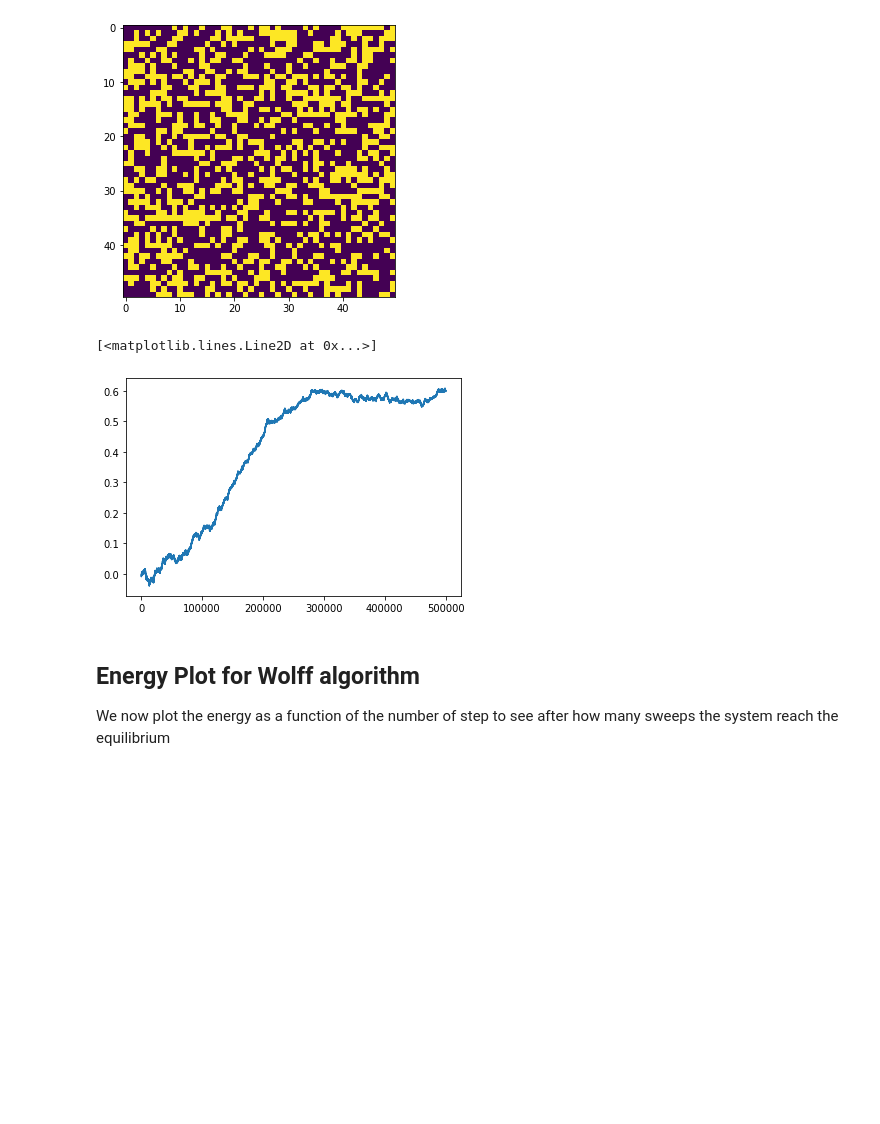
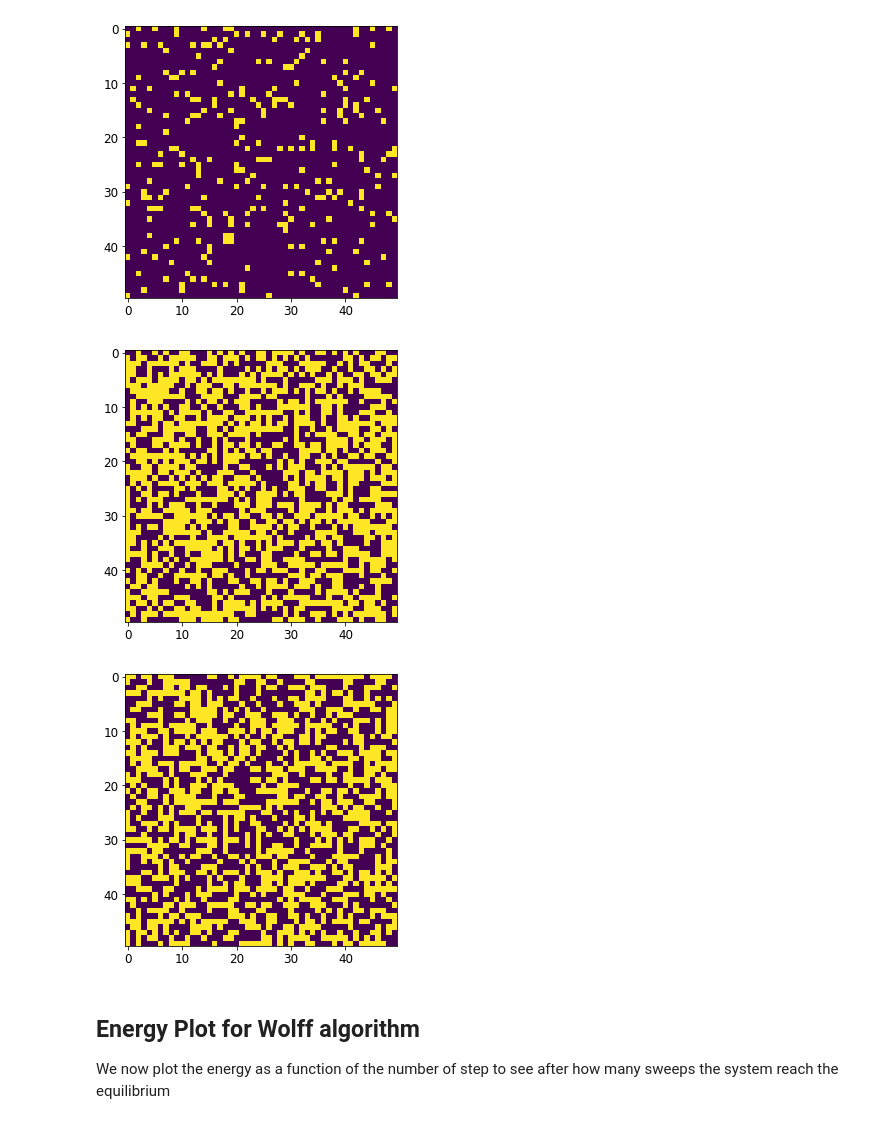
Before and after one commit to eleonoragatti44/IsingModel-CSProject, a Jupyter notebook: Ising2D.ipynb, the cells around one changed output. Drawn from its saved outputs; the diff is of its cells as text; code cells hidden in the pictures; blank space fills up the shorter version.

```diff
--- a/Ising2D.ipynb
+++ b/Ising2D.ipynb
@@ -46,35 +65,34 @@ for t in range(10000):
 # %%
-T = 3
+# note: for mf approx the critical temperature is 4 (T_c = J*4/kb)
+temperatures = [3, 4, 5]
 
-# create initial random configuration
-ising = Ising(50, 50, T, 0, 1)
+for T in temperatures:
+    # create initial random configuration
+    ising = Ising(50, 50, T, 0, 1)
 
-# set up figure, plot first frame
-fig, ax = plt.subplots(1, 1, figsize=(6,5))
-# draw the initial configuration,
-# naming the plot "im".
-im = ax.imshow(ising.matrix)
+    # set up figure, plot first frame
+    fig, ax = plt.subplots(1, 1, figsize=(6,5))
+    # draw the initial configuration,
+    # naming the plot "im".
+    im = ax.imshow(ising.matrix)
 
-for t in range(1000):
-    # update the system
-    ising.metropolis_mf(10)
-    # replot every 1000 MC updates
-    if t%100==0:
-        # update the data of the plot (not the whole figure!)
-        im.set_data(ising.matrix)
-        # rerender
-        display.display(plt.gcf())
-        display.clear_output(wait=True)
+    for t in range(10000):
+        # update the system
+        ising.metropolis_mf(10)
+        # replot every 1000 MC updates
+        if t%100==0:
+            # update the data of the plot (not the whole figure!)
+            im.set_data(ising.matrix)
+            # rerender
+            display.display(plt.gcf())
+            display.clear_output(wait=True)
+
+    # save the final configuration
+    fig.savefig(f'./fig/final_state_mf_{T}.pdf', dpi=720)
 # %% [output]
-[figure, old version]
+[figure, new version]
+[figure, added]
+[figure, added]
-# %%
-test = Ising(100, 100, 3.5, 0, 1)
-for _ in range(500000):
-    test.metropolis_mf(1)
-plt.plot(test.mag)
-# %% [output]
-[<matplotlib.lines.Line2D at 0x...>]
-[figure, removed]
 # %% [markdown]
 ## Energy Plot for Wolff algorithm
 We now plot the energy as a function of the number of step to see after how many sweeps the system reach the equilibrium
```
Also changed, not shown: parts of 5 cells of this notebook, 9 other files.
